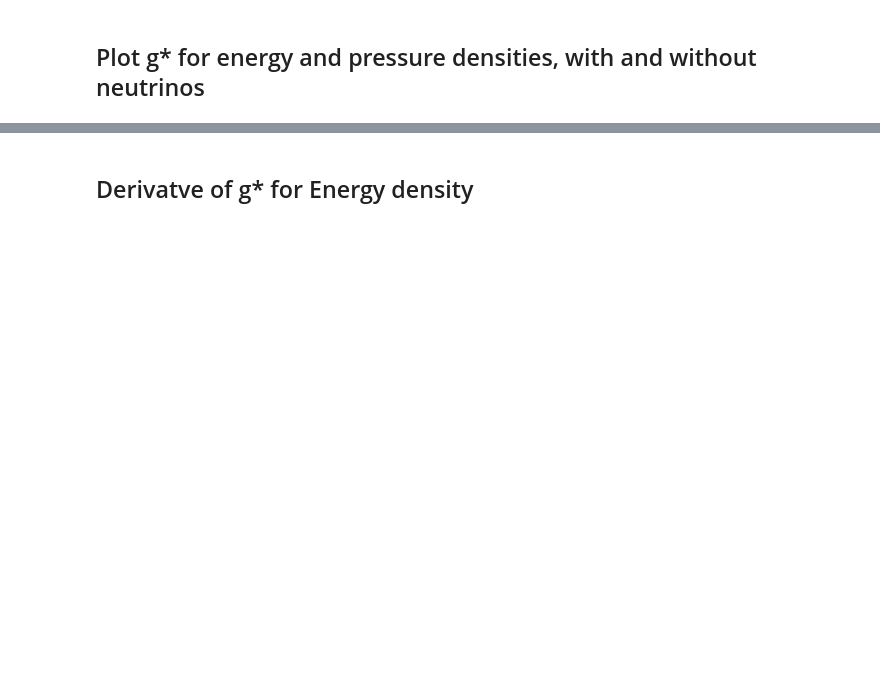
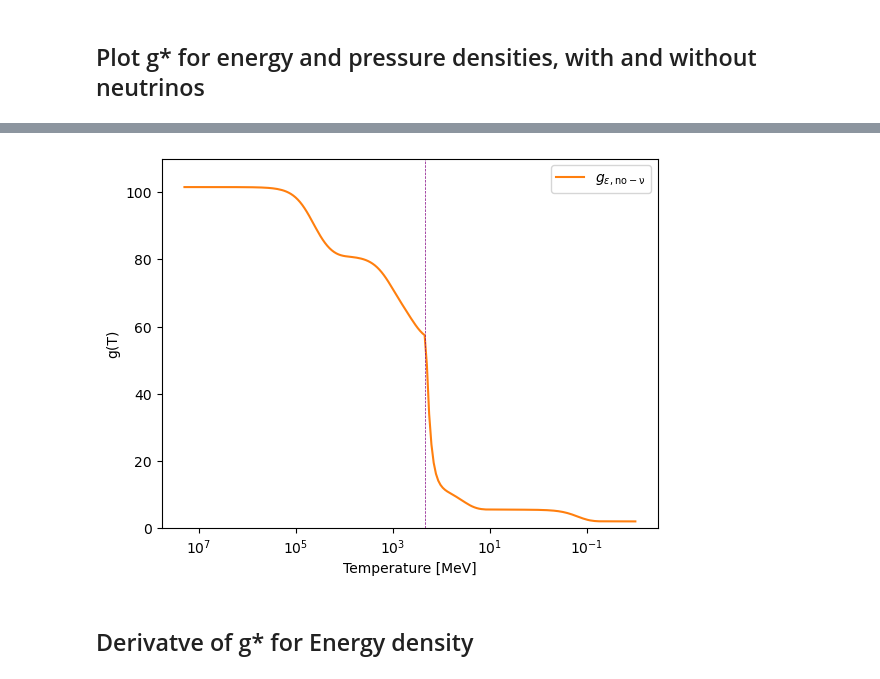
Before and after one commit to Duncan-Adams/mcp_boltzmann, a Jupyter notebook: notebooks/g_star.ipynb, the cells around one changed output, grey strips where cells are left out. Cells and saved outputs as stored; diff of their text form; code cells hidden in the pictures; blank space fills up the shorter version.

```diff
--- a/notebooks/g_star.ipynb
+++ b/notebooks/g_star.ipynb
@@ -52,22 +28,24 @@ plt.xscale('log')
 # %%
 LQCD = 214
-T = np.geomspace(1e-2, 2e7)
+T = np.geomspace(1e-2, 2e7, 200)
 # plt.plot(T, g_E, color='C0', label=r'$g_{\epsilon}$')
 # plt.plot(T, g_P, color='C0', linestyle='dashed', label=r'$g_{p}$')
 plt.plot(T, gstar_E_EM(T), color='C1', label=r'$g_{\epsilon, \rm{no-}\nu}$')
 # plt.plot(T, gstar_P_EM(T), color='C1', linestyle='dashed', label=r'$g_{p, \rm{no-}\nu}$')
 plt.axvline(LQCD, color='purple', linestyle='dashed', linewidth=0.5)
 
 plt.xlabel('Temperature [MeV]')
 plt.ylabel('g(T)')
 
 plt.xscale('log')
 plt.gca().invert_xaxis()
 
 plt.ylim(0, 110)
 
 plt.legend()
 plt.show()
+# %% [output]
+[figure, added]
 # %% [markdown]
 ## Derivatve of g* for Energy density
 # %%
```
Also changed, not shown: parts of 13 cells of this notebook, 11 other files.
